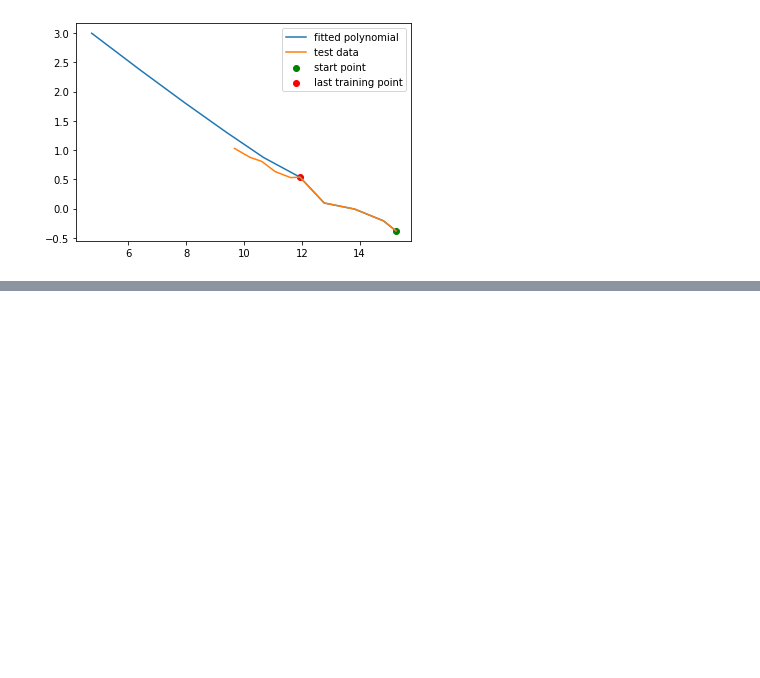
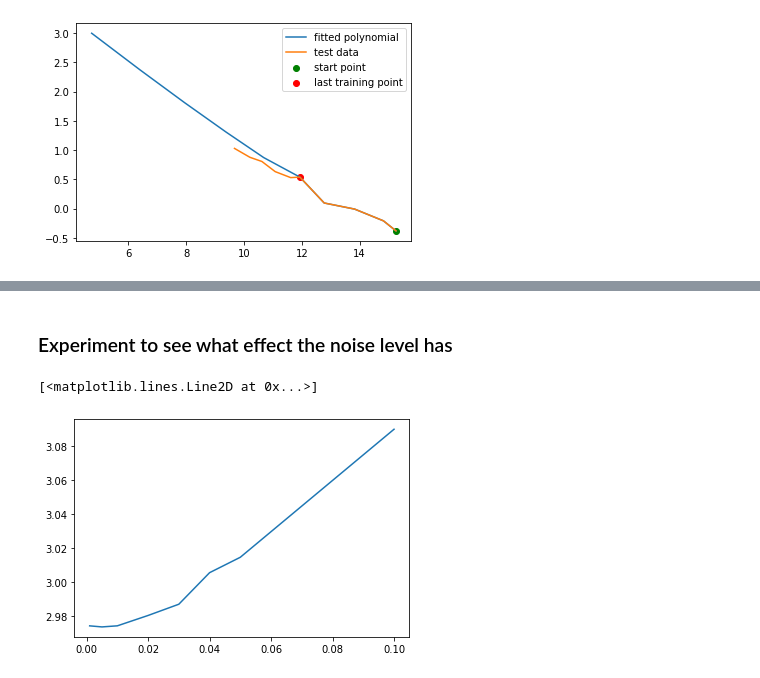
Before and after one commit to karlriis/trajectory-forecasting, a Jupyter notebook: Edinburgh-test.ipynb, the cells around one changed output, grey strips where cells are left out. Saved outputs shown, nothing was run; the diff lists cells and outputs as text; code cells hidden in the pictures; blank space fills up the shorter version.

```diff
--- a/Edinburgh-test.ipynb
+++ b/Edinburgh-test.ipynb
@@ -297,0 +196,18 @@ for i in agent_ids[:20]:
+# %% [markdown]
+### Experiment to see what effect the noise level has
+# %%
+step = 5
+noise_levels = [0.001, 0.005, 0.01, 0.02, 0.03, 0.04, 0.05, 0.1]
+
+noise_FDE = []
+for noise in noise_levels:
+    all_FDE = []
+    for i in agent_ids:
+        run_FDE, run_RMSE_x, run_RMSE_y = n_trajectory_average(data, agent_id=i, noise=noise, step=step)
+        all_FDE.append(run_FDE)
+    noise_FDE.append(np.mean(all_FDE))
+
+plt.plot(noise_levels, noise_FDE)
+# %% [output]
+[<matplotlib.lines.Line2D at 0x...>]
+[figure, added]
```
Also changed, not shown: parts of 20 cells of this notebook.
